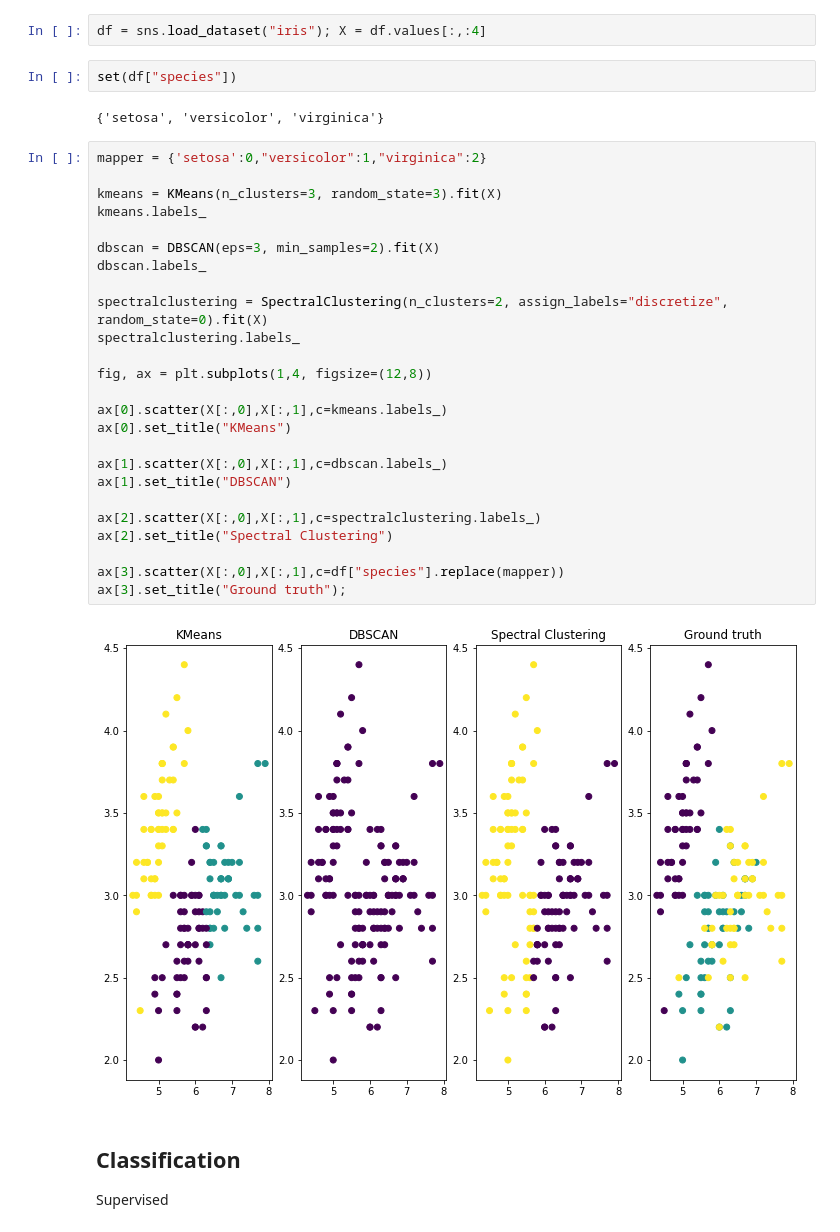
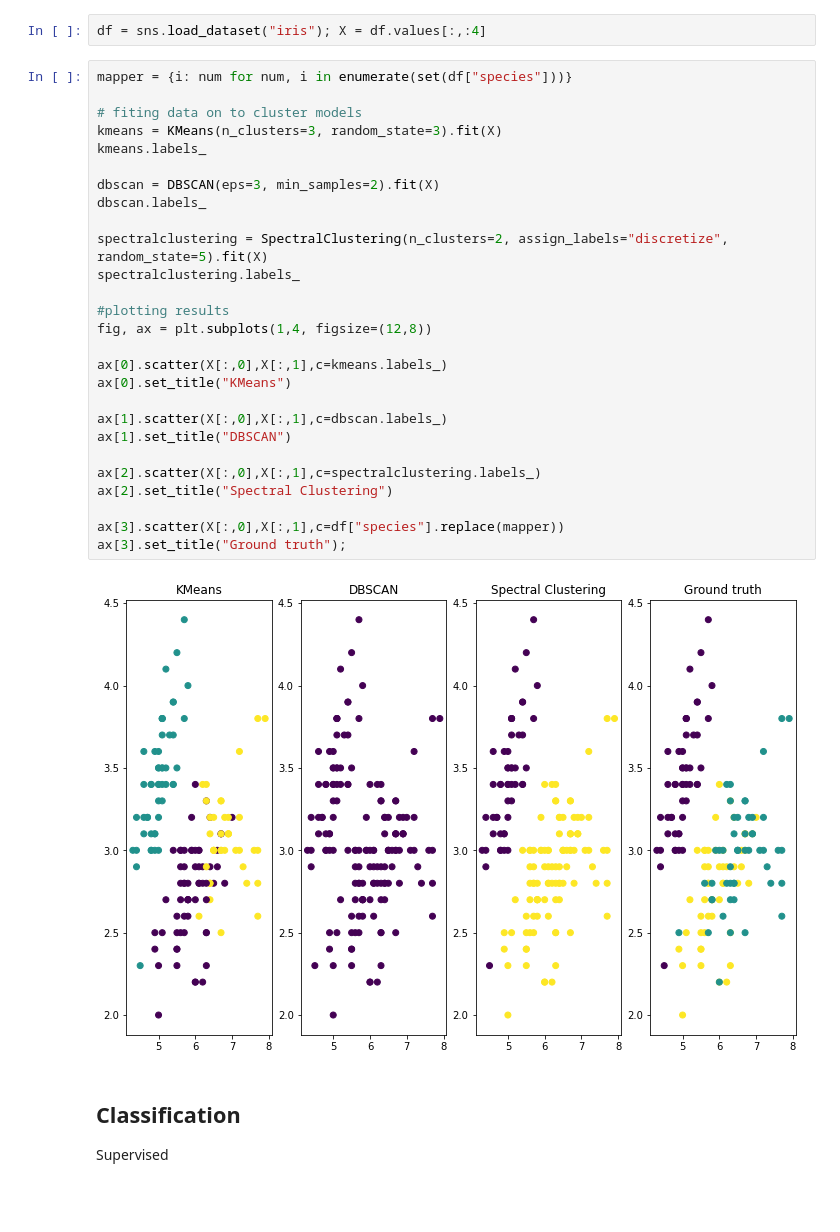
Before and after one commit to MatthesF/Python_learning, a Jupyter notebook: Lektion 10 - skLearn.ipynb, the cells around one changed output. Cells and saved outputs as stored; diff of their text form; blank space fills up the shorter version.

```diff
--- a/Lektion 10 - skLearn.ipynb
+++ b/Lektion 10 - skLearn.ipynb
@@ -17,37 +20,35 @@ from sklearn.datasets import load_iris
 from sklearn.linear_model import LinearRegression
 # %%
 df = sns.load_dataset("iris"); X = df.values[:,:4]
-# %%
-set(df["species"])
-# %% [output]
-{'setosa', 'versicolor', 'virginica'}
 # %%
-mapper = {'setosa':0,"versicolor":1,"virginica":2}
+mapper = {i: num for num, i in enumerate(set(df["species"]))}
 
+# fiting data on to cluster models
 kmeans = KMeans(n_clusters=3, random_state=3).fit(X)
 kmeans.labels_
 
 dbscan = DBSCAN(eps=3, min_samples=2).fit(X)
 dbscan.labels_
 
-spectralclustering = SpectralClustering(n_clusters=2, assign_labels="discretize", random_state=0).fit(X)
+spectralclustering = SpectralClustering(n_clusters=2, assign_labels="discretize", random_state=5).fit(X)
 spectralclustering.labels_
 
+#plotting results
 fig, ax = plt.subplots(1,4, figsize=(12,8))
 
 ax[0].scatter(X[:,0],X[:,1],c=kmeans.labels_)
 ax[0].set_title("KMeans")
 
 ax[1].scatter(X[:,0],X[:,1],c=dbscan.labels_)
 ax[1].set_title("DBSCAN")
 
 ax[2].scatter(X[:,0],X[:,1],c=spectralclustering.labels_)
 ax[2].set_title("Spectral Clustering")
 
 ax[3].scatter(X[:,0],X[:,1],c=df["species"].replace(mapper))
 ax[3].set_title("Ground truth");
 # %% [output]
-[figure, old version]
+[figure, new version]
 # %% [markdown]
 ## Classification
 
```
Also changed, not shown: parts of 11 cells of this notebook.
